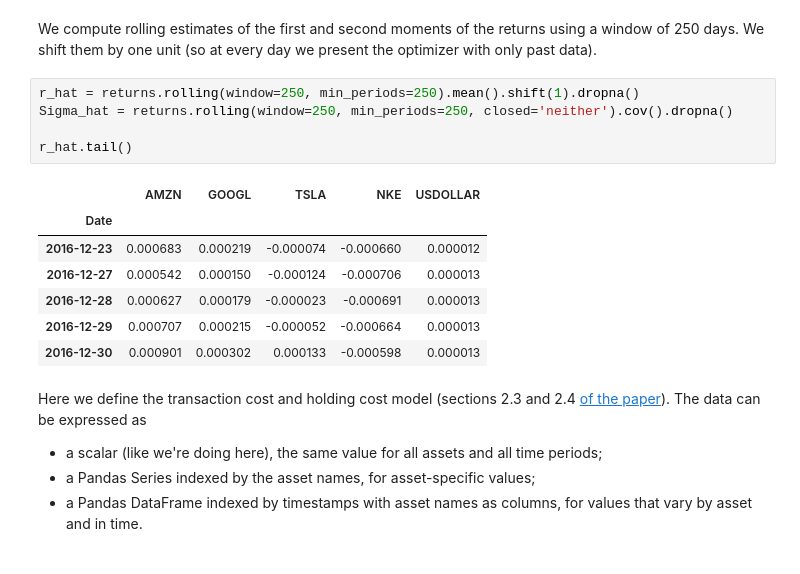
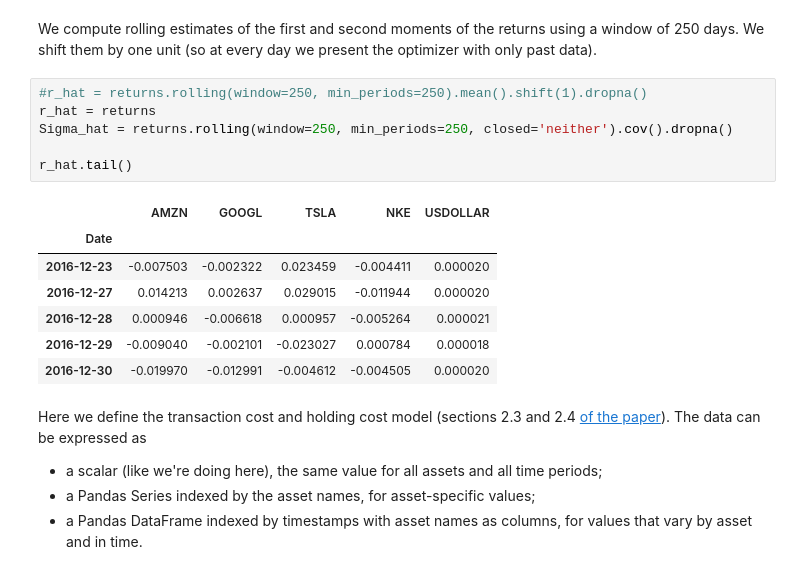
Before and after one commit to baont/cvxportfolio, a Jupyter notebook: examples/HelloWorld.ipynb, the cells around one changed output. Cells and saved outputs as stored; diff of their text form.

```diff
--- a/examples/HelloWorld.ipynb
+++ b/examples/HelloWorld.ipynb
@@ -29,18 +34,19 @@ returns.tail()
 # %% [markdown]
 We compute rolling estimates of the first and second moments of the returns using a window of 250 days. We shift them by one unit (so at every day we present the optimizer with only past data).
 # %%
-r_hat = returns.rolling(window=250, min_periods=250).mean().shift(1).dropna()
+#r_hat = returns.rolling(window=250, min_periods=250).mean().shift(1).dropna()
+r_hat = returns
 Sigma_hat = returns.rolling(window=250, min_periods=250, closed='neither').cov().dropna()
 
 r_hat.tail()
 # %% [output]
 |  | AMZN | GOOGL | TSLA | NKE | USDOLLAR |
 | Date |  |  |  |  |  |
-| 2016-12-23 | 0.000683 | 0.000219 | -0.000074 | -0.000660 | 0.000012 |
-| 2016-12-27 | 0.000542 | 0.000150 | -0.000124 | -0.000706 | 0.000013 |
-| 2016-12-28 | 0.000627 | 0.000179 | -0.000023 | -0.000691 | 0.000013 |
-| 2016-12-29 | 0.000707 | 0.000215 | -0.000052 | -0.000664 | 0.000013 |
-| 2016-12-30 | 0.000901 | 0.000302 | 0.000133 | -0.000598 | 0.000013 |
+| 2016-12-23 | -0.007503 | -0.002322 | 0.023459 | -0.004411 | 0.000020 |
+| 2016-12-27 | 0.014213 | 0.002637 | 0.029015 | -0.011944 | 0.000020 |
+| 2016-12-28 | 0.000946 | -0.006618 | 0.000957 | -0.005264 | 0.000021 |
+| 2016-12-29 | -0.009040 | -0.002101 | -0.023027 | 0.000784 | 0.000018 |
+| 2016-12-30 | -0.019970 | -0.012991 | -0.004612 | -0.004505 | 0.000020 |
 # %% [markdown]
 Here we define the transaction cost and holding cost model (sections 2.3 and 2.4 [of the paper](https://web.stanford.edu/~boyd/papers/cvx_portfolio.html)). The data can be expressed
 as
```
Also changed, not shown: parts of 4 cells of this notebook, 1 other file.
